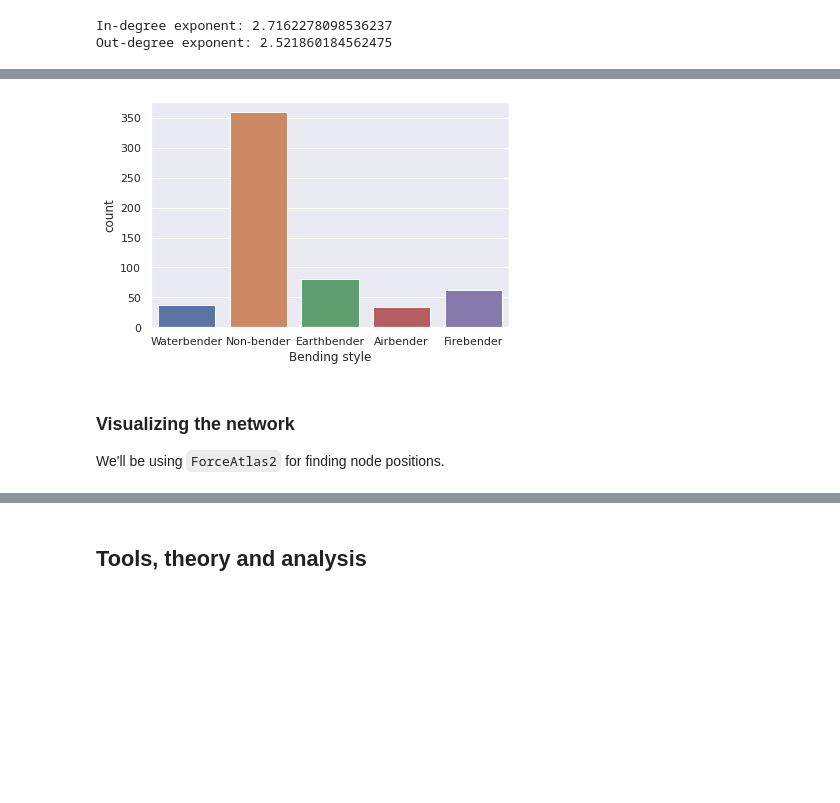
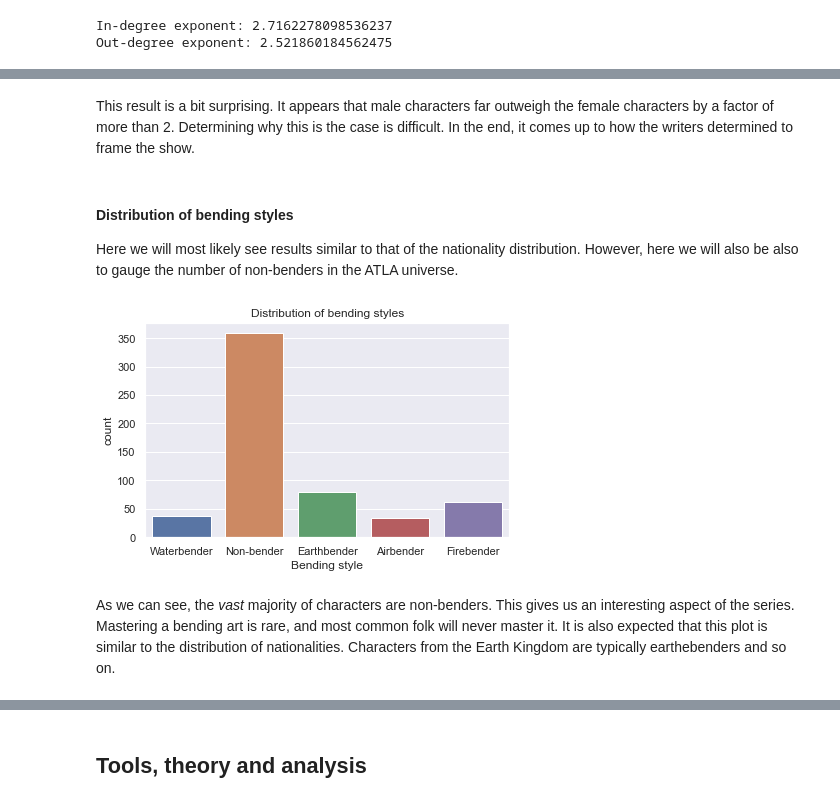
Before and after one commit to philipwastakenwastaken/social-graphs-project-2021, a Jupyter notebook: explainer.ipynb, the cells around one changed output, grey strips where cells are left out. Drawn from its saved outputs; the diff is of its cells as text; code cells hidden in the pictures; blank space fills up the shorter version.

```diff
--- a/explainer.ipynb
+++ b/explainer.ipynb
@@ -858,13 +889,19 @@ plt.show()
+# %% [markdown]
+This result is a bit surprising. It appears that male characters far outweigh the female characters by a factor of more than 2. Determining why this is the case is difficult. In the end, it comes up to how the writers determined to frame the show.
+# %% [markdown]
+#### Distribution of bending styles
+Here we will most likely see results similar to that of the nationality distribution. However, here we will also be also to gauge the number of non-benders in the ATLA universe.
 # %%
 benders = [attribs['bending_art'] for _, attribs in G.nodes(data=True)]
 
 sns.countplot(x=benders)
+
 plt.xlabel('Bending style')
+plt.title('Distribution of bending styles')
+
 plt.tight_layout()
 plt.show()
 # %% [output]
-[figure, old version]
+[figure, new version]
-# %% [markdown]
-### Visualizing the network
-
-We'll be using `ForceAtlas2` for finding node positions.
+# %% [markdown]
+As we can see, the *vast* majority of characters are non-benders. This gives us an interesting aspect of the series. Mastering a bending art is rare, and most common folk will never master it. It is also expected that this plot is similar to the distribution of nationalities. Characters from the Earth Kingdom are typically earthebenders and so on.
```
Also changed, not shown: parts of 39 cells of this notebook.
